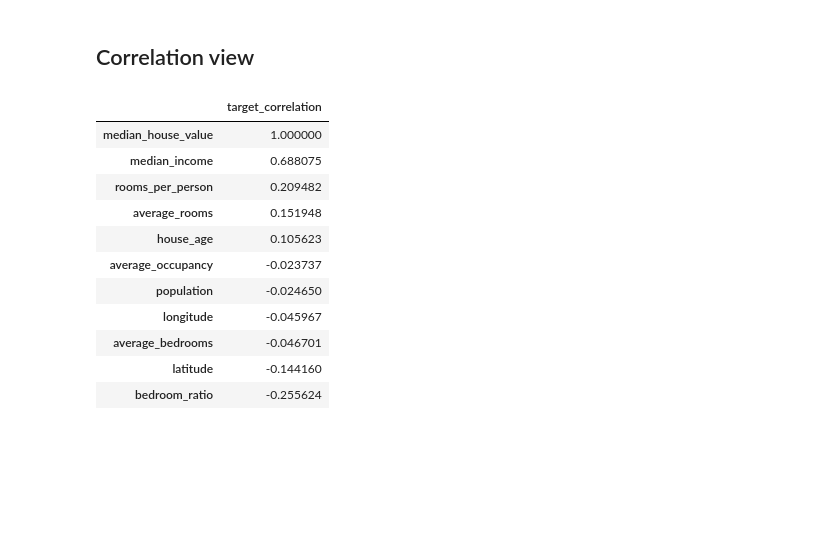
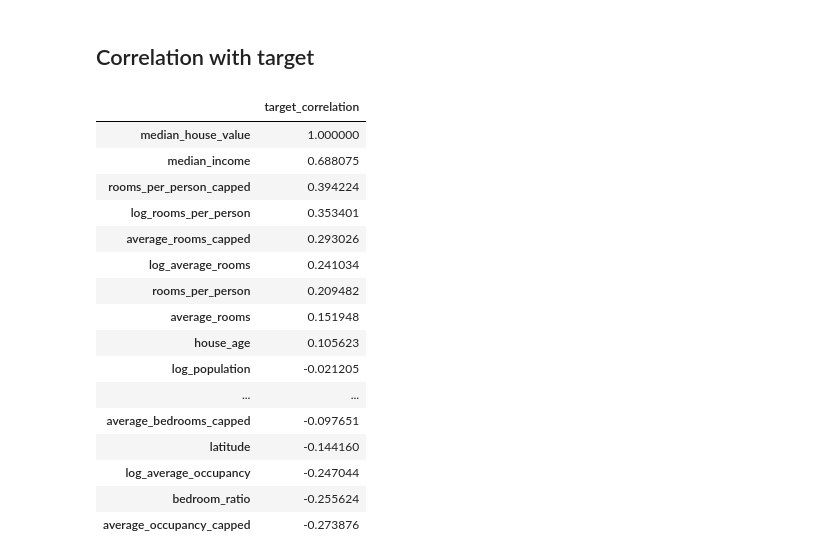
Before and after one commit to nikhileshsirohi/real-estate-ai-platform, a Jupyter notebook: notebooks/01_eda.ipynb, the cells around one changed output. Cells and saved outputs as stored; diff of their text form; code cells hidden in the pictures; blank space fills up the shorter version.

```diff
--- a/notebooks/01_eda.ipynb
+++ b/notebooks/01_eda.ipynb
@@ -135,18 +106,22 @@ feature_df['median_house_value'].max(), (feature_df['median_house_value'] >= 5.0
 # %% [markdown]
-## Correlation view
+## Correlation with target
 # %%
-corr = feature_df.corr(numeric_only=True)
-corr['median_house_value'].sort_values(ascending=False).to_frame('target_correlation')
+feature_df.corr(numeric_only=True)['median_house_value'].sort_values(ascending=False).to_frame('target_correlation')
 # %% [output]
 |  | target_correlation |
 | median_house_value | 1.000000 |
 | median_income | 0.688075 |
+| rooms_per_person_capped | 0.394224 |
+| log_rooms_per_person | 0.353401 |
+| average_rooms_capped | 0.293026 |
+| log_average_rooms | 0.241034 |
 | rooms_per_person | 0.209482 |
 | average_rooms | 0.151948 |
 | house_age | 0.105623 |
-| average_occupancy | -0.023737 |
-| population | -0.024650 |
-| longitude | -0.045967 |
-| average_bedrooms | -0.046701 |
+| log_population | -0.021205 |
+| ... | ... |
+| average_bedrooms_capped | -0.097651 |
 | latitude | -0.144160 |
+| log_average_occupancy | -0.247044 |
 | bedroom_ratio | -0.255624 |
+| average_occupancy_capped | -0.273876 |
```
Also changed, not shown: parts of 31 cells of this notebook, 8 other files.
